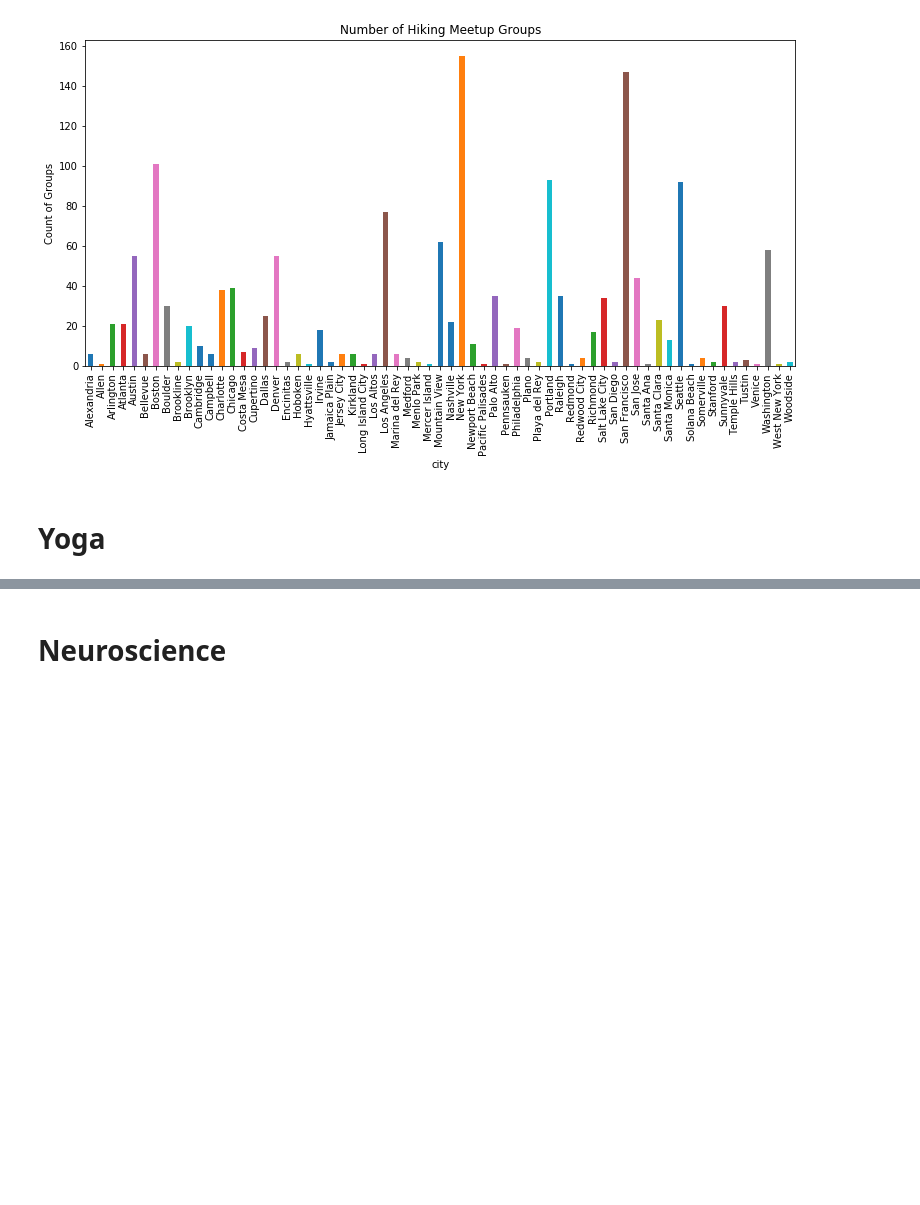
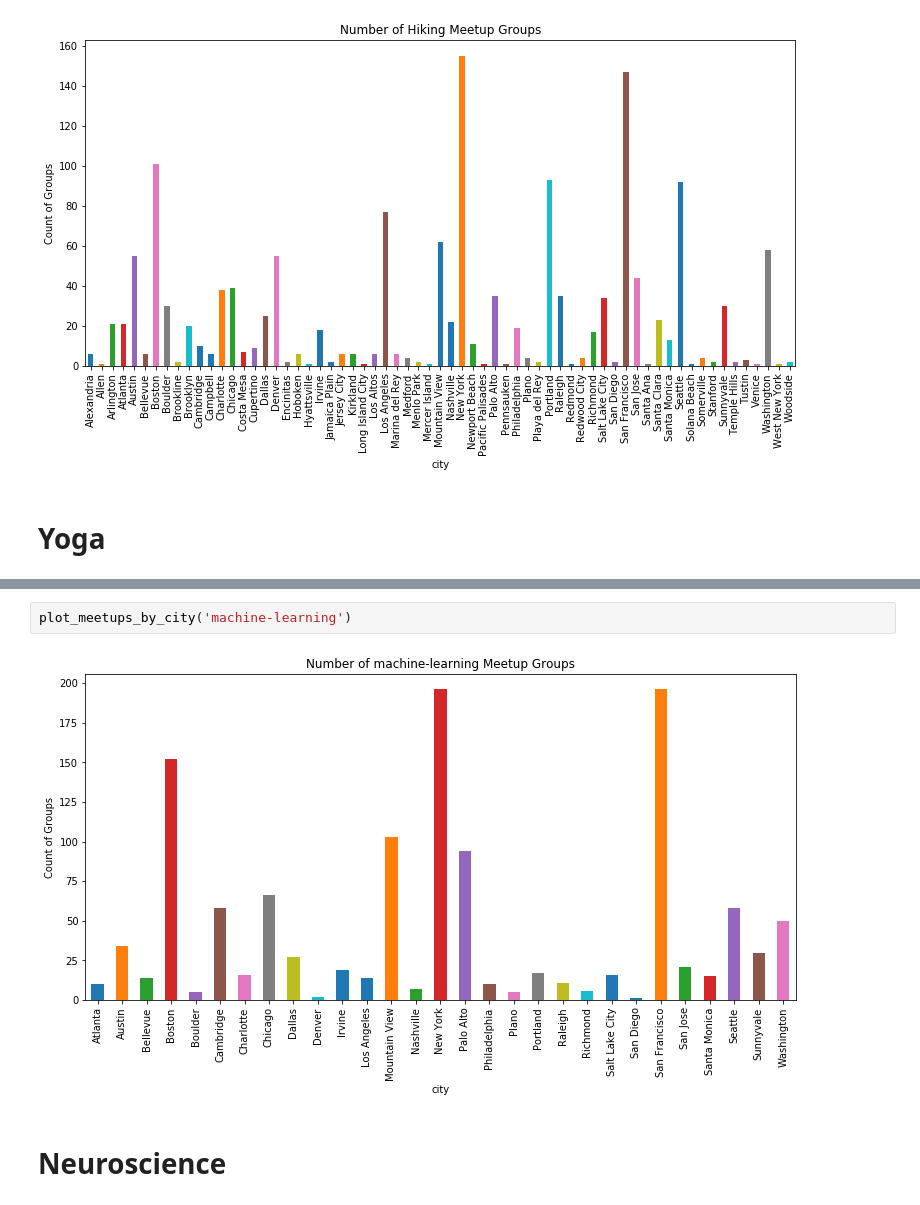
Before and after one commit to Beige-Coffee/LifeStyleDesign, a Jupyter notebook: Meetup_API.ipynb, the cells around one changed output, grey strips where cells are left out. Saved outputs shown, nothing was run; the diff lists cells and outputs as text; blank space fills up the shorter version.

```diff
--- a/Meetup_API.ipynb
+++ b/Meetup_API.ipynb
@@ -311,3 +292,7 @@ yoga_freq.plot(kind='bar')
+# %%
+plot_meetups_by_city('machine-learning')
+# %% [output]
+[figure, added]
 # %% [markdown]
 # Neuroscience
 # %%
```
Also changed, not shown: parts of 7 cells of this notebook, 1 other file.
